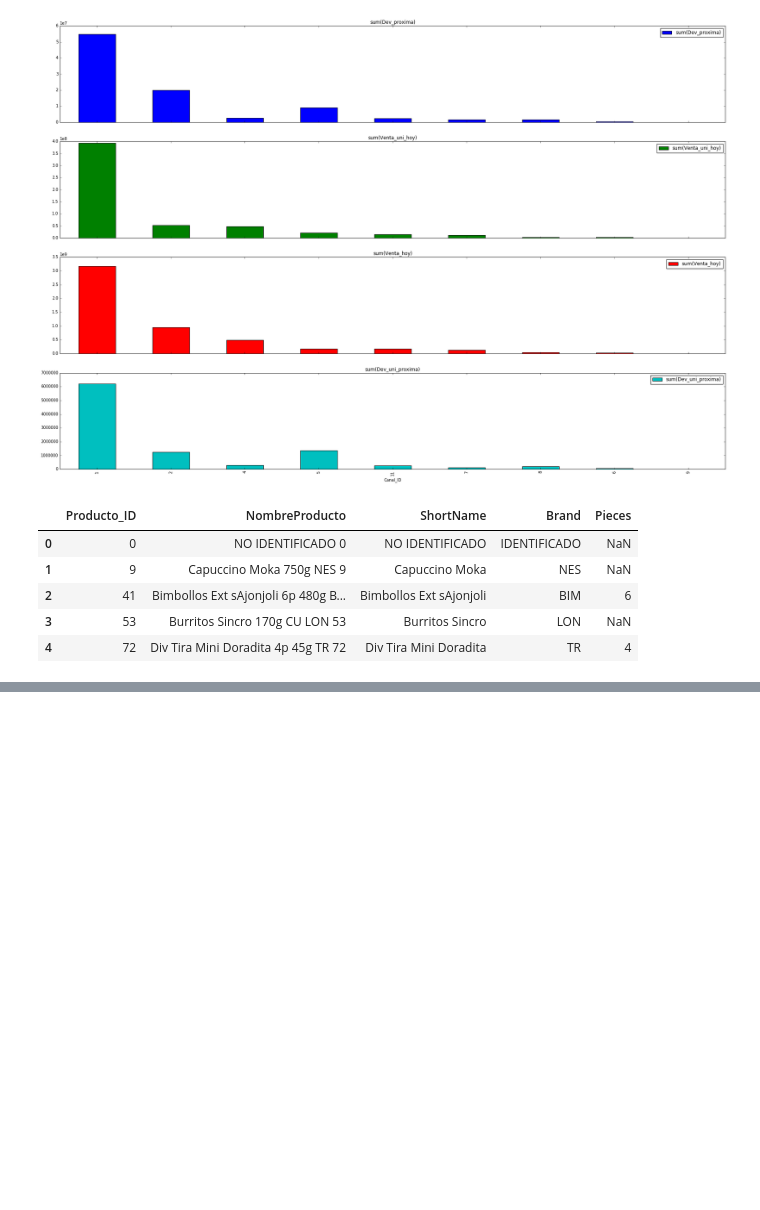
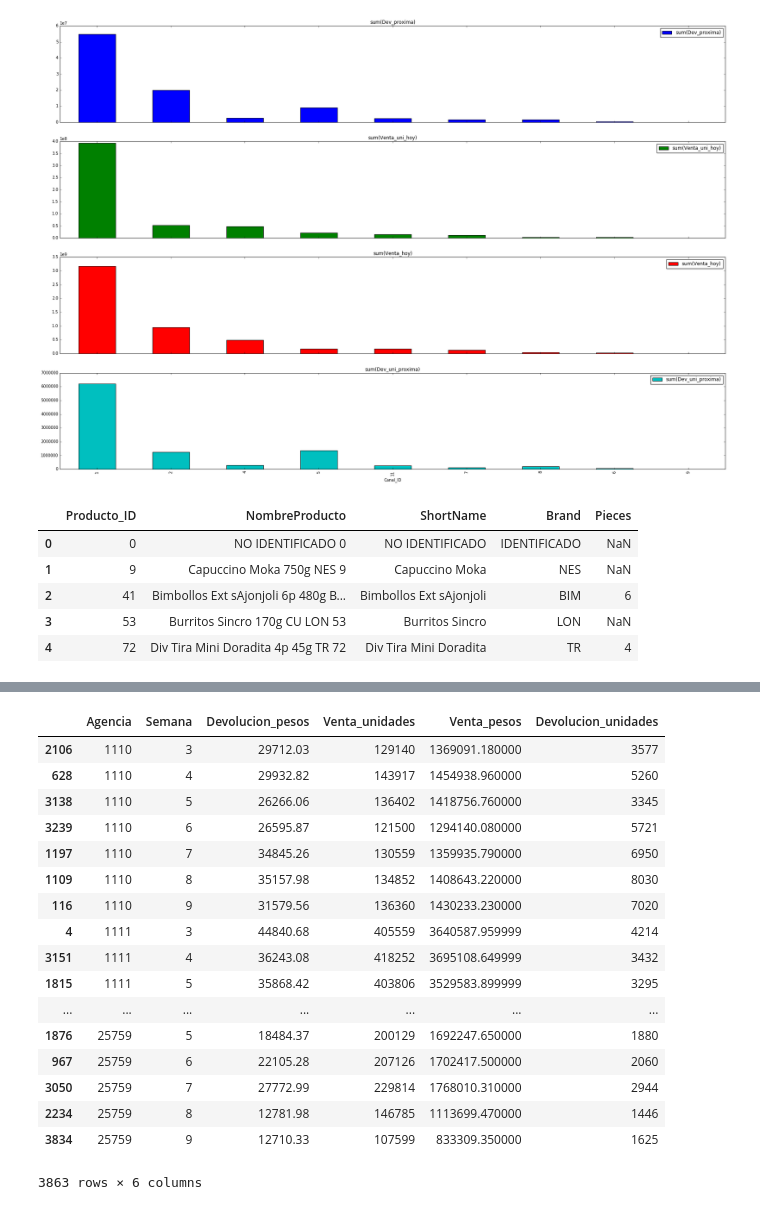
Before and after one commit to miguelvelazco0116/IBMDataScience, a Jupyter notebook: Bimbo Analysis.ipynb, the cells around one changed output, grey strips where cells are left out. Drawn from its saved outputs; the diff is of its cells as text; code cells hidden in the pictures; blank space fills up the shorter version.

```diff
--- a/Bimbo Analysis.ipynb
+++ b/Bimbo Analysis.ipynb
@@ -671,0 +750,29 @@ only showing top 20 rows
+# %%
+df_ASG001 = df_AS.groupby(["Agencia_ID","Semana"]).agg({"Venta_uni_hoy": "sum", "Dev_uni_proxima": "sum", "Venta_hoy": "sum", "Dev_proxima": "sum"}).collect()
+# %%
+pd_ASG001 = pd.DataFrame(df_ASG001)
+# %%
+pd_ASG001.columns = ['Agencia', 'Semana', 'Devolucion_pesos', 'Venta_unidades','Venta_pesos', 'Devolucion_unidades']
+# %%
+pd_ASG001 = pd_ASG001.sort_values(by = ['Agencia','Semana'], ascending = True)
+# %%
+pd_ASG001
+# %% [output]
+|  | Agencia | Semana | Devolucion_pesos | Venta_unidades | Venta_pesos | Devolucion_unidades |
+| 2106 | 1110 | 3 | 29712.03 | 129140 | 1369091.180000 | 3577 |
+| 628 | 1110 | 4 | 29932.82 | 143917 | 1454938.960000 | 5260 |
+| 3138 | 1110 | 5 | 26266.06 | 136402 | 1418756.760000 | 3345 |
+| 3239 | 1110 | 6 | 26595.87 | 121500 | 1294140.080000 | 5721 |
+| 1197 | 1110 | 7 | 34845.26 | 130559 | 1359935.790000 | 6950 |
+| 1109 | 1110 | 8 | 35157.98 | 134852 | 1408643.220000 | 8030 |
+| 116 | 1110 | 9 | 31579.56 | 136360 | 1430233.230000 | 7020 |
+| 4 | 1111 | 3 | 44840.68 | 405559 | 3640587.959999 | 4214 |
+| 3151 | 1111 | 4 | 36243.08 | 418252 | 3695108.649999 | 3432 |
+| 1815 | 1111 | 5 | 35868.42 | 403806 | 3529583.899999 | 3295 |
+| ... | ... | ... | ... | ... | ... | ... |
+| 1876 | 25759 | 5 | 18484.37 | 200129 | 1692247.650000 | 1880 |
+| 967 | 25759 | 6 | 22105.28 | 207126 | 1702417.500000 | 2060 |
+| 3050 | 25759 | 7 | 27772.99 | 229814 | 1768010.310000 | 2944 |
+| 2234 | 25759 | 8 | 12781.98 | 146785 | 1113699.470000 | 1446 |
+| 3834 | 25759 | 9 | 12710.33 | 107599 | 833309.350000 | 1625 |
+3863 rows × 6 columns
```
Also changed, not shown: parts of 21 cells of this notebook.
